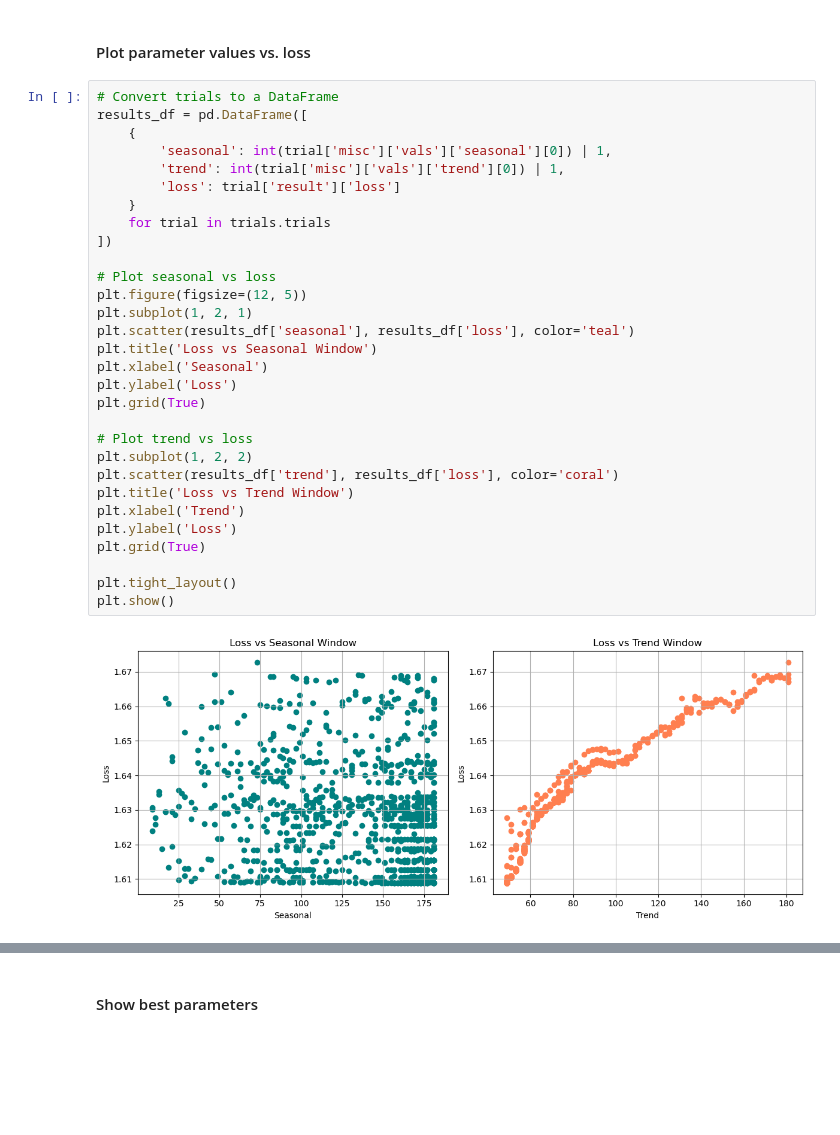
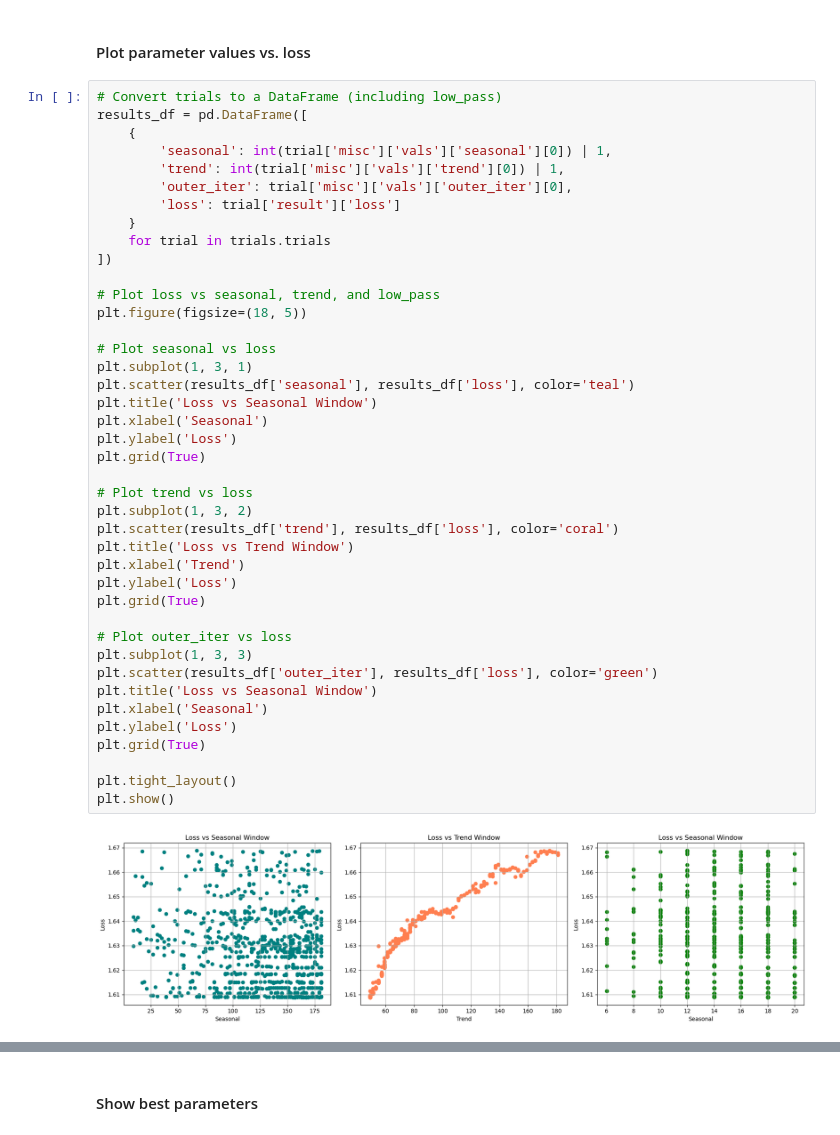
Before and after one commit to bgrandt/masters_thesis, a Jupyter notebook: 2_data_preprocessing.ipynb, the cells around one changed output, grey strips where cells are left out. Saved outputs shown, nothing was run; the diff lists cells and outputs as text; blank space fills up the shorter version.

```diff
--- a/2_data_preprocessing.ipynb
+++ b/2_data_preprocessing.ipynb
@@ -372,34 +331,45 @@ plt.show()
 # %% [markdown]
 #### Plot parameter values vs. loss
 # %%
-# Convert trials to a DataFrame
+# Convert trials to a DataFrame (including low_pass)
 results_df = pd.DataFrame([
     {
         'seasonal': int(trial['misc']['vals']['seasonal'][0]) | 1,
         'trend': int(trial['misc']['vals']['trend'][0]) | 1,
+        'outer_iter': trial['misc']['vals']['outer_iter'][0],
         'loss': trial['result']['loss']
     }
     for trial in trials.trials
 ])
 
+# Plot loss vs seasonal, trend, and low_pass
+plt.figure(figsize=(18, 5))
+
 # Plot seasonal vs loss
-plt.figure(figsize=(12, 5))
-plt.subplot(1, 2, 1)
+plt.subplot(1, 3, 1)
 plt.scatter(results_df['seasonal'], results_df['loss'], color='teal')
 plt.title('Loss vs Seasonal Window')
 plt.xlabel('Seasonal')
 plt.ylabel('Loss')
 plt.grid(True)
 
 # Plot trend vs loss
-plt.subplot(1, 2, 2)
+plt.subplot(1, 3, 2)
 plt.scatter(results_df['trend'], results_df['loss'], color='coral')
 plt.title('Loss vs Trend Window')
 plt.xlabel('Trend')
 plt.ylabel('Loss')
 plt.grid(True)
 
+# Plot outer_iter vs loss
+plt.subplot(1, 3, 3)
+plt.scatter(results_df['outer_iter'], results_df['loss'], color='green')
+plt.title('Loss vs Seasonal Window')
+plt.xlabel('Seasonal')
+plt.ylabel('Loss')
+plt.grid(True)
+
 plt.tight_layout()
 plt.show()
 # %% [output]
-[figure, old version]
+[figure, new version]
```
Also changed, not shown: parts of 14 cells of this notebook, 7 other files.
